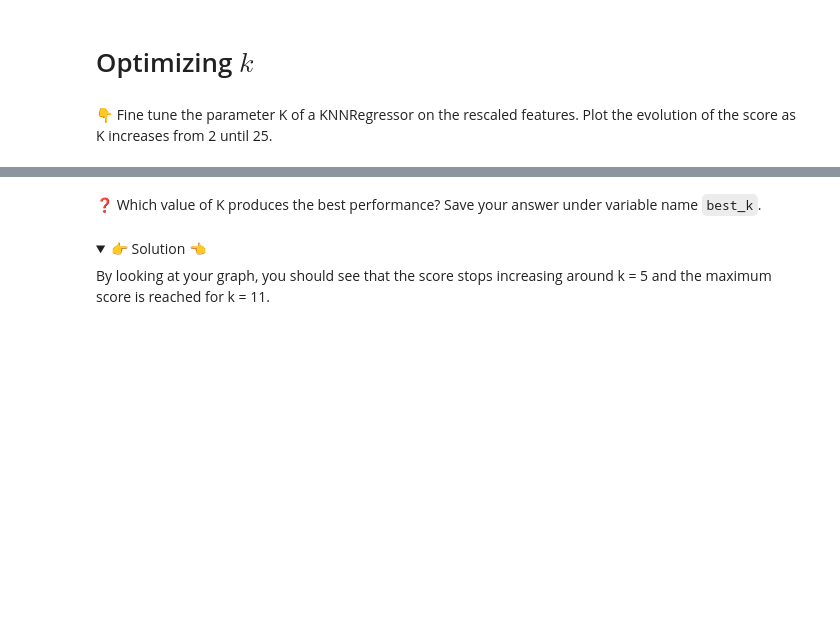
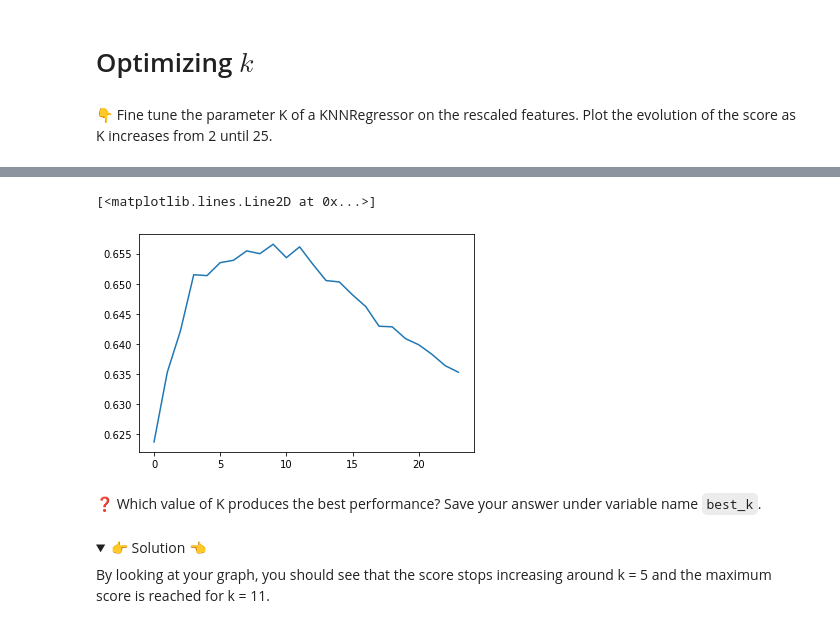
Before and after one commit to selmalopez/data-challenges, a Jupyter notebook: 05-ML/03-Performance-metrics/01-KNN/KNN.ipynb, the cells around one changed output, grey strips where cells are left out. Drawn from its saved outputs; the diff is of its cells as text; code cells hidden in the pictures; folded sections open; blank space fills up the shorter version.

```diff
--- a/05-ML/03-Performance-metrics/01-KNN/KNN.ipynb
+++ b/05-ML/03-Performance-metrics/01-KNN/KNN.ipynb
@@ -6,0 +5,5 @@
+# %%
+# YOUR CODE HERE
+import pandas as pd
+data = pd.read_csv("https://wagon-public-datasets.s3.amazonaws.com/Machine%20Learning%20Datasets/ML_Houses_clean.csv")
+data
@@ -22,0 +42,10 @@
+# %%
+model =  KNeighborsRegressor()
+X = data.drop(columns=['SalePrice'])
+y = data['SalePrice']
+
+cv_results = cross_validate(model, X, y, cv=5,
+                            scoring=['r2']
+                           )
+base_knn_score = cv_results['test_r2'].mean()
+base_knn_score
@@ -46,0 +96,9 @@ KNNs and distance based algorithms can be extremely sensitive to the scale of th
+# %%
+# YOUR CODE HERE
+from sklearn.preprocessing import MinMaxScaler
+scaler = MinMaxScaler()
+X_rescaled = scaler.fit_transform(X)
+resc_score = cross_validate(model, X_rescaled, y, cv=5,
+                            scoring=['r2'])
+rescaled_score = resc_score['test_r2'].mean()
+rescaled_score
@@ -67,0 +147,14 @@ print(result.check())
+# %%
+# YOUR CODE HERE
+from sklearn.neighbors import KNeighborsRegressor
+list_i = []
+list_price = []
+for i in range(2,26):
+    model = KNeighborsRegressor(n_neighbors=i)
+    cv_results = cross_validate(model, X_rescaled, y, cv=5,
+                                scoring=['r2'])
+    closest_nei = cv_results['test_r2'].mean()
+    list_price.append(closest_nei)
+
+#plt.plot(list_i,list_price)
+list_price
@@ -68,3 +179,10 @@ print(result.check())
+# %%
+import matplotlib.pyplot as plt
+plt.plot(list_price, label = 'price')
+plt.plot(list_i, label = 'folds')
+# %% [output]
+[<matplotlib.lines.Line2D at 0x...>]
+[figure, added]
 # %% [markdown]
 ❓ Which value of K produces the best performance? Save your answer under variable name `best_k`.
 # %%
```
Also changed, not shown: parts of 22 cells of this notebook, 4 other files.
